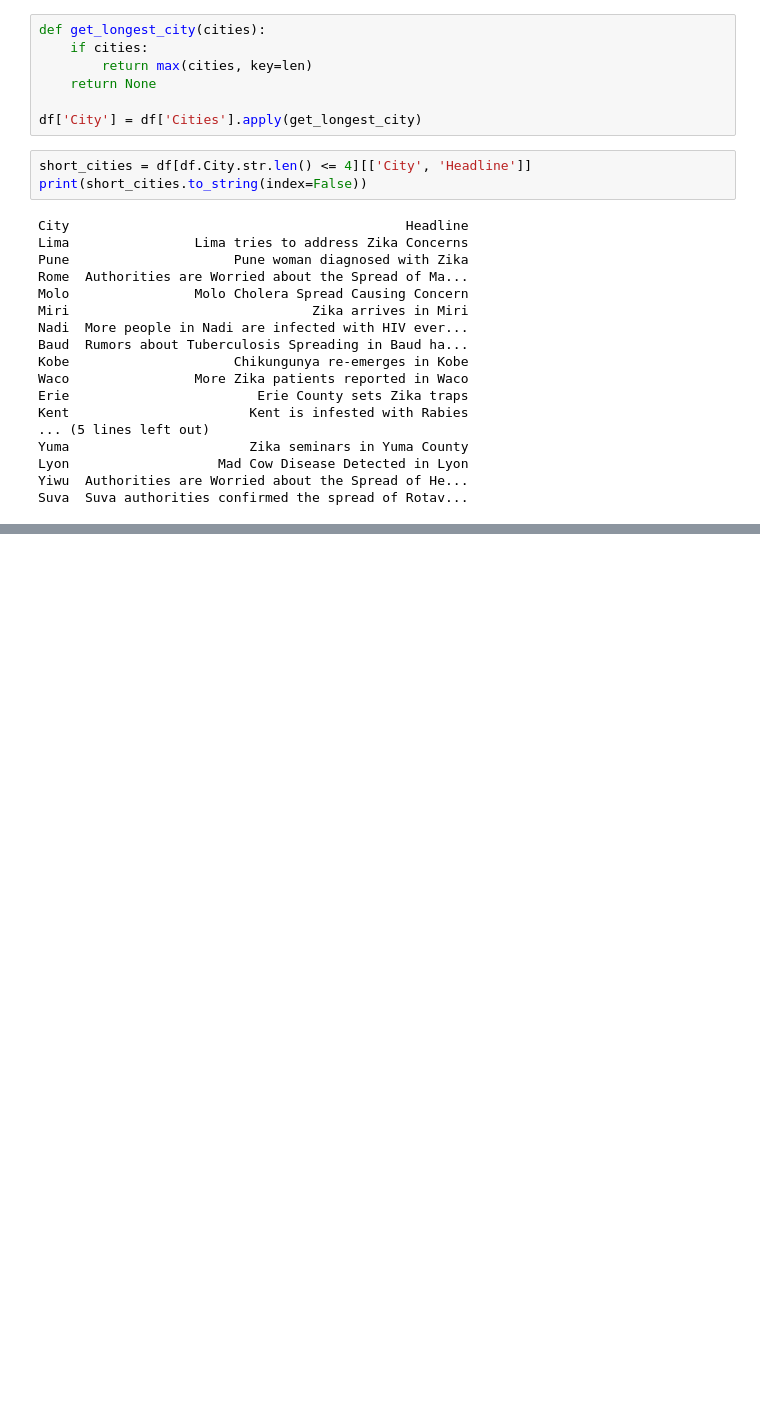
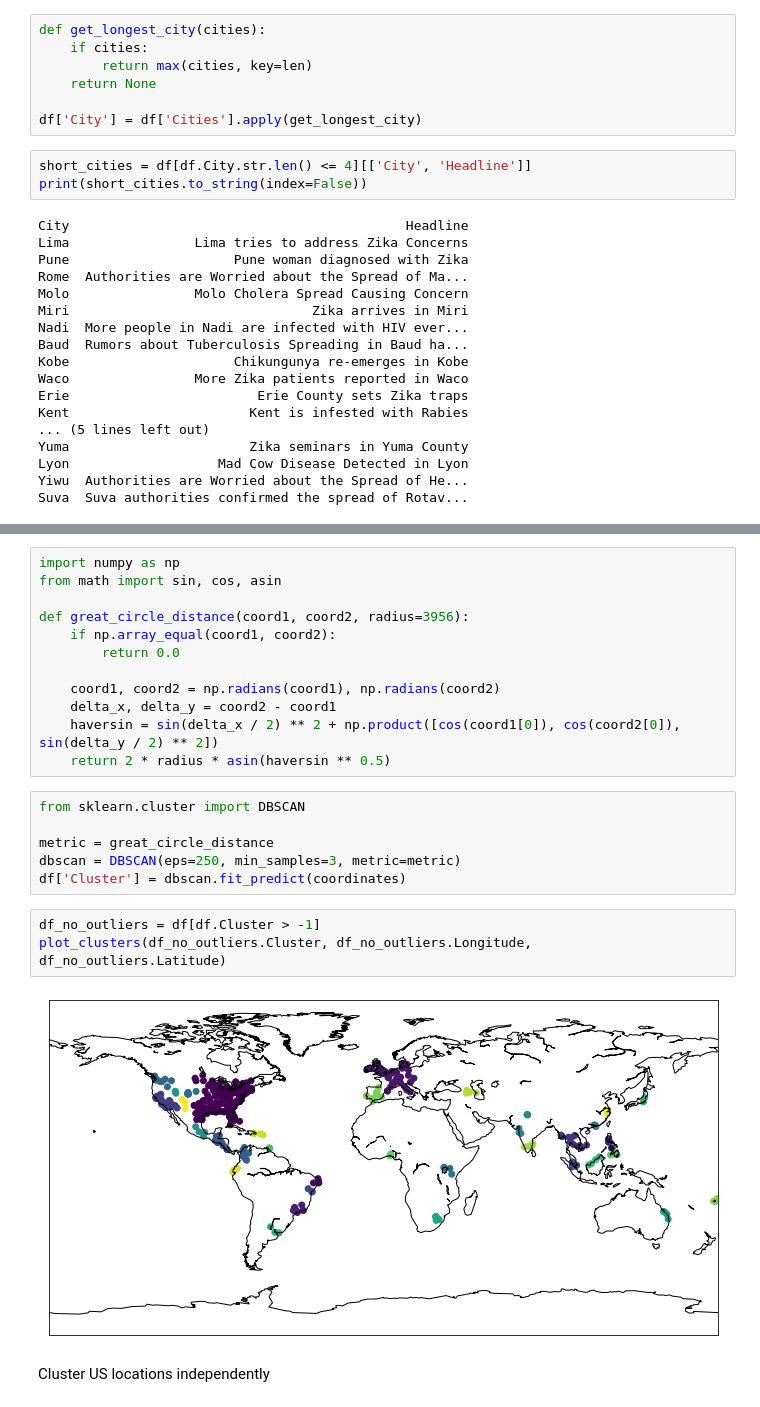
Before and after one commit to genekuo/data_science_examples, a Jupyter notebook: cs3_solution.ipynb, the cells around one changed output, grey strips where cells are left out. Drawn from its saved outputs; the diff is of its cells as text; blank space fills up the shorter version.

```diff
--- a/cs3_solution.ipynb
+++ b/cs3_solution.ipynb
@@ -139,0 +246,25 @@ Suva  Suva authorities confirmed the spread of Rotav...
+# %%
+import numpy as np
+from math import sin, cos, asin
+
+def great_circle_distance(coord1, coord2, radius=3956):
+    if np.array_equal(coord1, coord2):
+        return 0.0
+
+    coord1, coord2 = np.radians(coord1), np.radians(coord2)
+    delta_x, delta_y = coord2 - coord1
+    haversin = sin(delta_x / 2) ** 2 + np.product([cos(coord1[0]), cos(coord2[0]), sin(delta_y / 2) ** 2])
+    return 2 * radius * asin(haversin ** 0.5)
+# %%
+from sklearn.cluster import DBSCAN
+
+metric = great_circle_distance
+dbscan = DBSCAN(eps=250, min_samples=3, metric=metric)
+df['Cluster'] = dbscan.fit_predict(coordinates)
+# %%
+df_no_outliers = df[df.Cluster > -1]
+plot_clusters(df_no_outliers.Cluster, df_no_outliers.Longitude, df_no_outliers.Latitude)
+# %% [output]
+[figure, added]
+# %% [markdown]
+Cluster US locations independently
```
Also changed, not shown: parts of 33 cells of this notebook.
